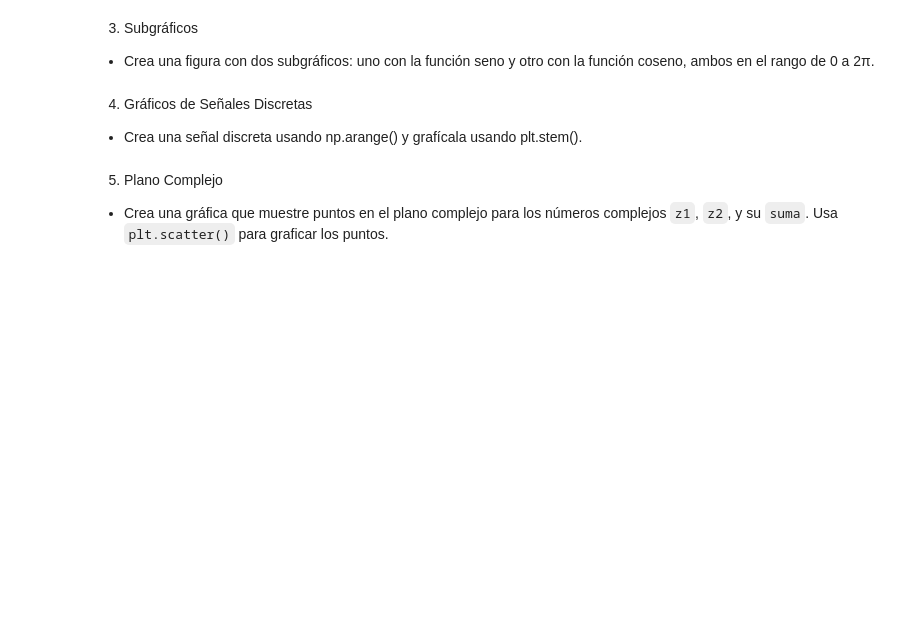
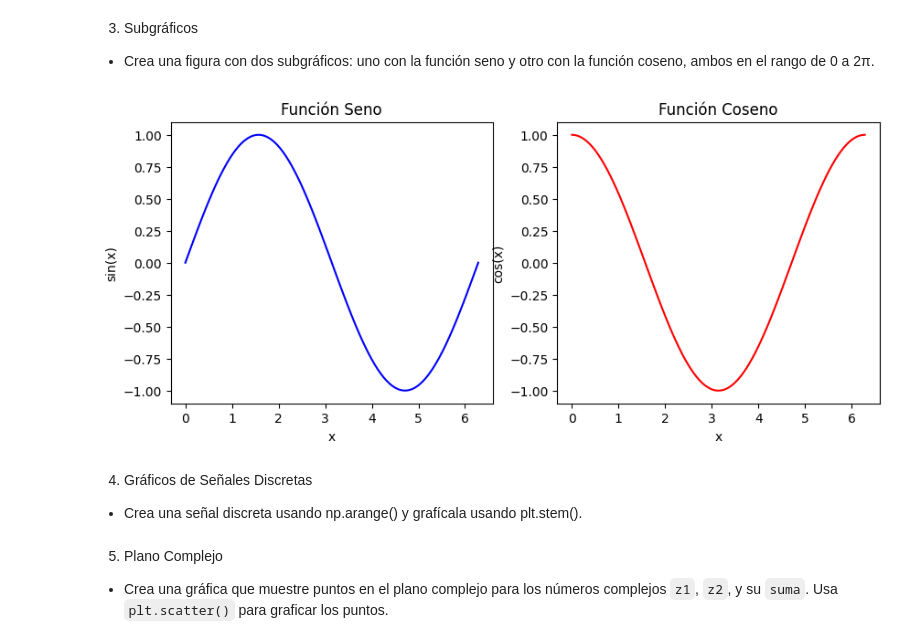
Before and after one commit to lucastulac/UTN-FRM, a Jupyter notebook: TP0.ipynb, the cells around one changed output. Saved outputs shown, nothing was run; the diff lists cells and outputs as text; code cells hidden in the pictures; blank space fills up the shorter version.

```diff
--- a/TP0.ipynb
+++ b/TP0.ipynb
@@ -194,6 +260,33 @@ print(arr_unos)
 3. Subgráficos
 
 - Crea una figura con dos subgráficos: uno con la función seno y otro con la función coseno, ambos en el rango de 0 a 2π.
+# %%
+# Generar valores de x entre 0 y 2π
+x = np.linspace(0, 2*np.pi, 100)
+
+# Calcular los valores de sin(x) y cos(x)
+y_sin = np.sin(x)
+y_cos = np.cos(x)
+
+# Crear la figura y los subgráficos (1 fila, 2 columnas)
+fig, axs = plt.subplots(1, 2, figsize=(10, 4))
+
+# Subgráfico 1: Función seno
+axs[0].plot(x, y_sin, color="blue", label="sin(x)")
+axs[0].set_title("Función Seno")
+axs[0].set_xlabel("x")
+axs[0].set_ylabel("sin(x)")
+
+# Subgráfico 2: Función coseno
+axs[1].plot(x, y_cos, color="red", label="cos(x)")
+axs[1].set_title("Función Coseno")
+axs[1].set_xlabel("x")
+axs[1].set_ylabel("cos(x)")
+
+# Mostrar la figura
+plt.show()
+# %% [output]
+[figure, added]
 # %% [markdown]
 4. Gráficos de Señales Discretas
 
```
Also changed, not shown: parts of 6 cells of this notebook.
